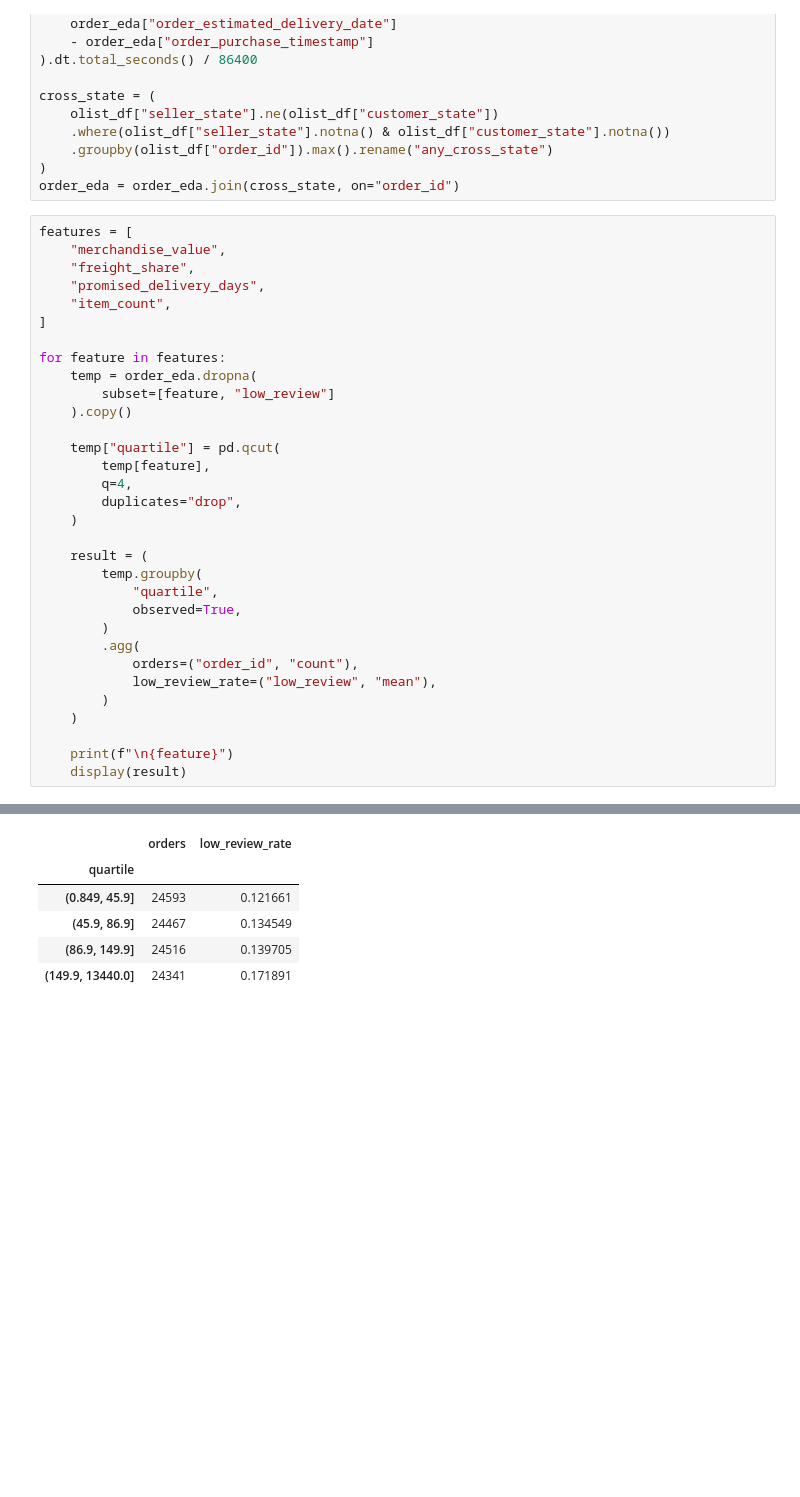
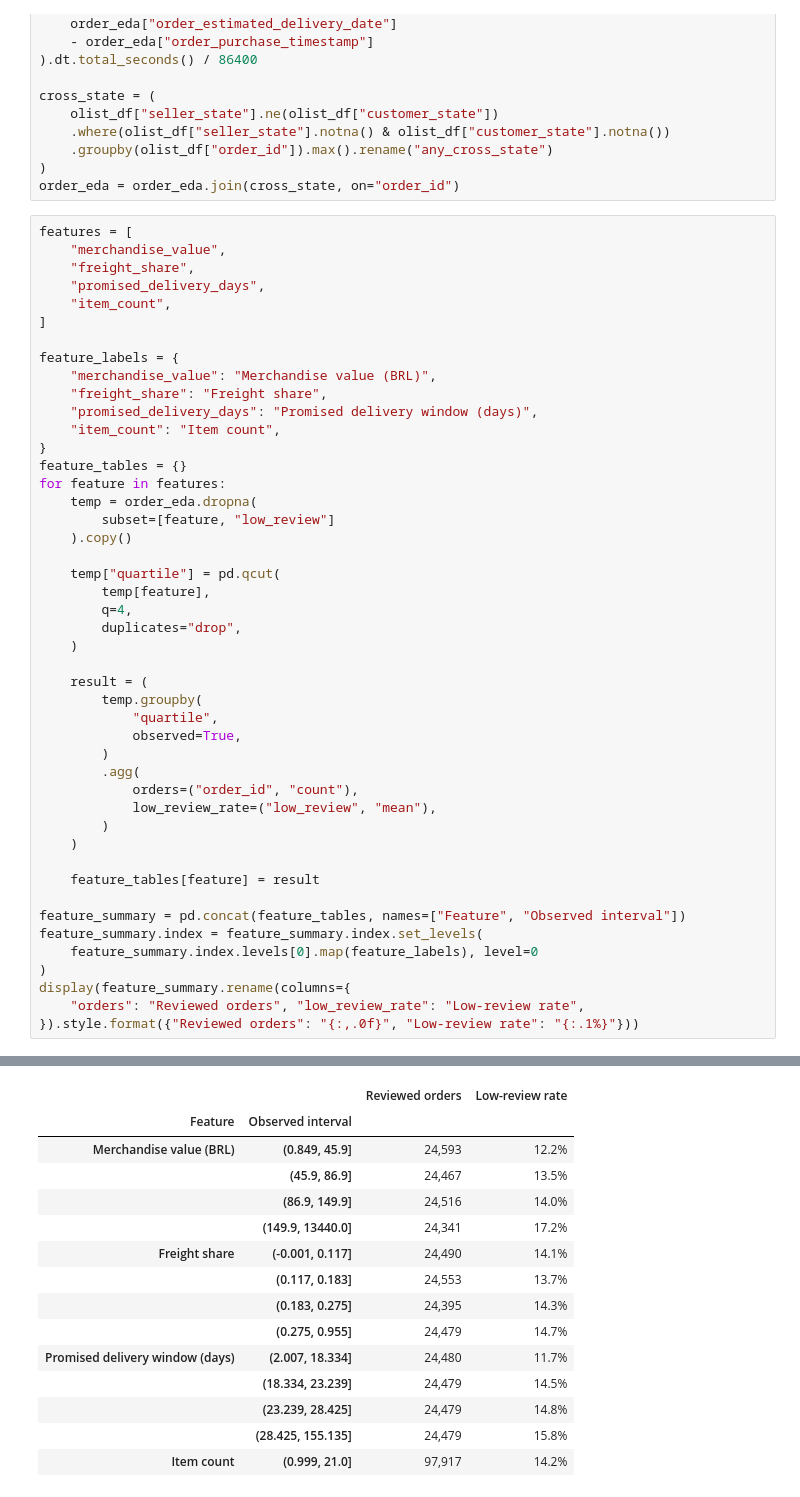
Before and after one commit to asherdata1/supply-chain-decision-support, a Jupyter notebook: 02_notebooks/asher_eda.ipynb, the cells around one changed output, grey strips where cells are left out. Saved outputs shown, nothing was run; the diff lists cells and outputs as text; blank space fills up the shorter version.

```diff
--- a/02_notebooks/asher_eda.ipynb
+++ b/02_notebooks/asher_eda.ipynb
@@ -294,6 +419,13 @@ features = [
     "item_count",
 ]
 
+feature_labels = {
+    "merchandise_value": "Merchandise value (BRL)",
+    "freight_share": "Freight share",
+    "promised_delivery_days": "Promised delivery window (days)",
+    "item_count": "Item count",
+}
+feature_tables = {}
 for feature in features:
     temp = order_eda.dropna(
         subset=[feature, "low_review"]
@@ -316,6 +448,13 @@ for feature in features:
         )
     )
 
-    print(f"\n{feature}")
-    display(result)
+    feature_tables[feature] = result
+
+feature_summary = pd.concat(feature_tables, names=["Feature", "Observed interval"])
+feature_summary.index = feature_summary.index.set_levels(
+    feature_summary.index.levels[0].map(feature_labels), level=0
+)
+display(feature_summary.rename(columns={
+    "orders": "Reviewed orders", "low_review_rate": "Low-review rate",
+}).style.format({"Reviewed orders": "{:,.0f}", "Low-review rate": "{:.1%}"}))
 # %% [output]
@@ -329,6 +461,15 @@ item_count
-|  | orders | low_review_rate |
-| quartile |  |  |
-| (0.849, 45.9] | 24593 | 0.121661 |
-| (45.9, 86.9] | 24467 | 0.134549 |
-| (86.9, 149.9] | 24516 | 0.139705 |
-| (149.9, 13440.0] | 24341 | 0.171891 |
+|  |  | Reviewed orders | Low-review rate |
+| Feature | Observed interval |  |  |
+| Merchandise value (BRL) | (0.849, 45.9] | 24,593 | 12.2% |
+|  | (45.9, 86.9] | 24,467 | 13.5% |
+|  | (86.9, 149.9] | 24,516 | 14.0% |
+|  | (149.9, 13440.0] | 24,341 | 17.2% |
+| Freight share | (-0.001, 0.117] | 24,490 | 14.1% |
+|  | (0.117, 0.183] | 24,553 | 13.7% |
+|  | (0.183, 0.275] | 24,395 | 14.3% |
+|  | (0.275, 0.955] | 24,479 | 14.7% |
+| Promised delivery window (days) | (2.007, 18.334] | 24,480 | 11.7% |
+|  | (18.334, 23.239] | 24,479 | 14.5% |
+|  | (23.239, 28.425] | 24,479 | 14.8% |
+|  | (28.425, 155.135] | 24,479 | 15.8% |
+| Item count | (0.999, 21.0] | 97,917 | 14.2% |
```
Also changed, not shown: parts of 60 cells of this notebook, 2 other files.
